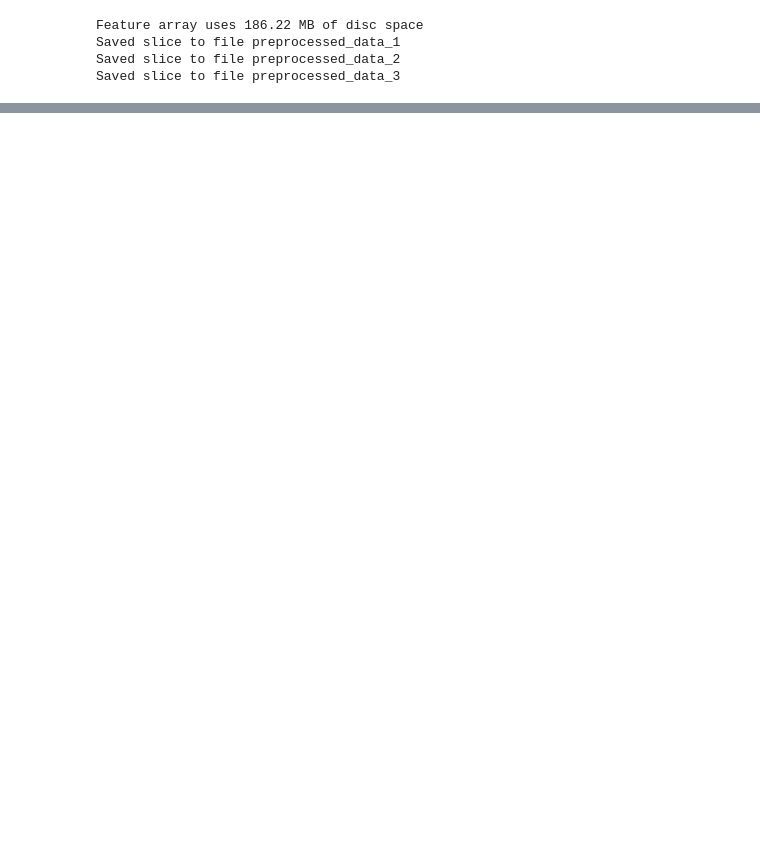
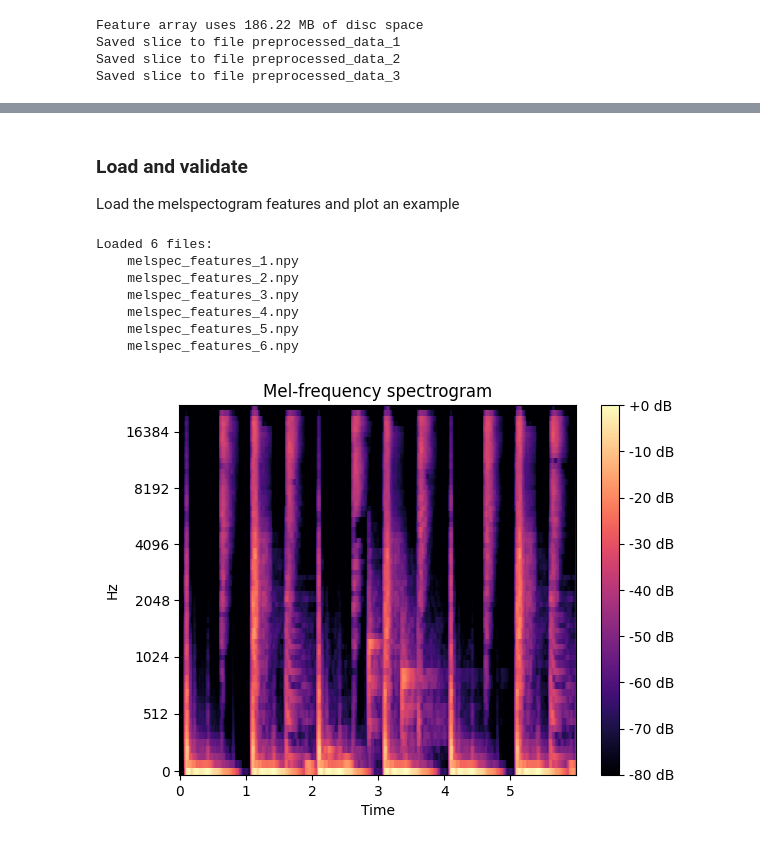
Before and after one commit to michaelstuffer98/ai_industry_project, a Jupyter notebook: feature_extraction.ipynb, the cells around one changed output, grey strips where cells are left out. Cells and saved outputs as stored; diff of their text form; code cells hidden in the pictures; blank space fills up the shorter version.

Commit message:
processing for extracting melspectogram

```diff
--- a/feature_extraction.ipynb
+++ b/feature_extraction.ipynb
@@ -75,13 +78,13 @@ First, all samples are cut into a unit time length and stored in a list of tuple
 # %%
-unit_length = 3000
-
 to_multi_slices = lambda t: (af.multi_slice_to_length(t[0], t[1], unit_length), t[1])
 
-unit_length_audio = map(to_multi_slices, loaded_audio_files)
+unit_length_audio = tqdm(map(to_multi_slices, loaded_audio_files))
 
 unit_length_audio, sr = zip(*unit_length_audio)
 
 unit_length_audio = [item for sublist in unit_length_audio for item in sublist]
+
+print("Number of unit length samples:", len(unit_length_audio))
 # %% [markdown]
 define and prepare preprocessing steps with the corresponding parameters:
 # %%
@@ -143,0 +164,9 @@ Summary:
+# %%
+to_mono = lambda t : (af.to_mono_channel(t[0]), t[1])
+
+print("Convert to mono lenght")
+mono_unit_length_audio, s_rates = zip(*tqdm(map(to_mono, unit_length_audio)))
+print("Stack to a single matrix")
+mono_unit_length_audio_array = np.vstack(mono_unit_length_audio)
+
+print(mono_unit_length_audio_array.shape)
@@ -144,8 +175,17 @@ Summary:
 # %%
-get_melspectogram = lambda t: (librosa.feature.melspectrogram(y=t[0], sr=t[1], n_mels=64, fmax=20000, hop_length=256), t[1])
-get_spectogram_db = lambda t : (librosa.power_to_db(np.abs(librosa.feature.melspectrogram(y=t[0], sr=t[1], n_fft=32, hop_length=256, power=2.0, n_mels=64))), t[1])
+sr = s_rates[0]
+n_mels = 64
+f_max = sr/2
+hop_length = 256
 
-features_spectogram = map(get_melspectogram, features)
-features_spectogram, sr = zip(*features_spectogram)
-features = np.vstack(features_spectogram)
+get_melspectogram = lambda t: librosa.feature.melspectrogram(y=t, sr=sr, n_mels=n_mels, fmax=f_max, hop_length=hop_length).flatten()
+#get_spectogram_db = lambda t : librosa.power_to_db(np.abs(librosa.feature.melspectrogram(y=t, sr=downsample_rate, n_fft=32, hop_length=256, power=2.0, n_mels=64)))
+
+print("Compute the melspectogram")
+features_spectogram = list(tqdm(map(get_melspectogram, mono_unit_length_audio_array)))
+
+print("Stack to a single matrix")
+features_spectogram = np.vstack(features_spectogram)
+
+print("Shape of the feature vector:", features_spectogram.shape)
 # %% [output]
@@ -155,0 +212,20 @@ plot.plot_melspectogram(features[0], sr[0], fmax = 20000)
+# %% [markdown]
+### Load and validate
+Load the melspectogram features and plot an example
+# %%
+from save_utils import load_sliced_numpy_array
+
+features_spectogram = load_sliced_numpy_array('melspec_features')
+
+feature_to_plot = features_spectogram[0, :].reshape(n_mels, -1)
+
+plot.plot_melspectogram(feature_to_plot, sr, fmax=f_max, save_fig=False)
+# %% [output]
+Loaded 6 files:
+    melspec_features_1.npy
+    melspec_features_2.npy
+    melspec_features_3.npy
+    melspec_features_4.npy
+    melspec_features_5.npy
+    melspec_features_6.npy
+[figure, added]
```
Also changed, not shown: parts of 15 cells of this notebook.
